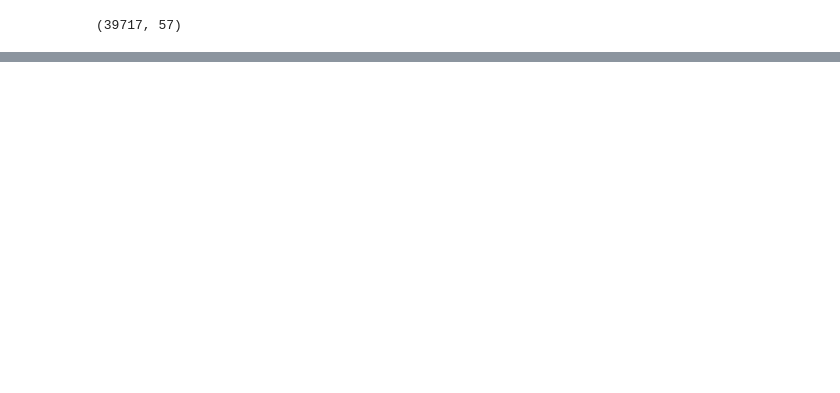
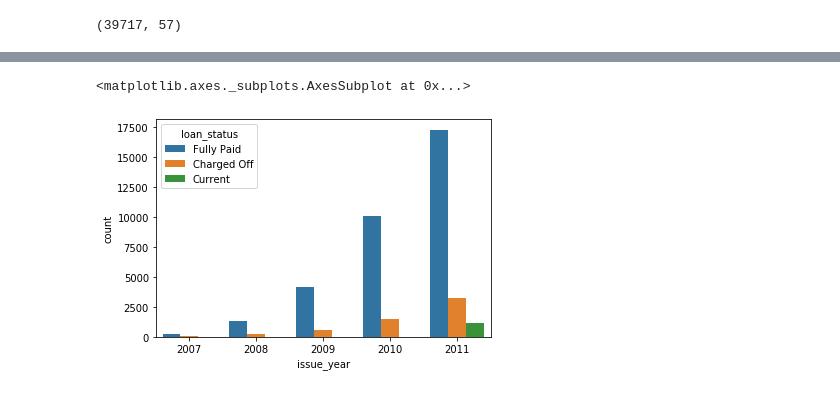
Before and after one commit to shivachandrakante/UpGrad_EDA_Assignment, a Jupyter notebook: Untitled.ipynb, the cells around one changed output, grey strips where cells are left out. Cells and saved outputs as stored; diff of their text form; code cells hidden in the pictures; blank space fills up the shorter version.

```diff
--- a/Untitled.ipynb
+++ b/Untitled.ipynb
@@ -77,0 +413,11 @@ False
+# %%
+df['issue_d']=pd.to_datetime(df['issue_d'],format='%b-%y')
+# %%
+df['issue_year']=df.issue_d.dt.year
+df['issue_month']=df.issue_d.dt.month
+df.drop(['issue_d'],axis=1,inplace=True)
+# %%
+sns.countplot(x='issue_year',hue='loan_status',data=df)
+# %% [output]
+<matplotlib.axes._subplots.AxesSubplot at 0x...>
+[figure, added]
```
Also changed, not shown: parts of 101 cells of this notebook, 1 other file.
